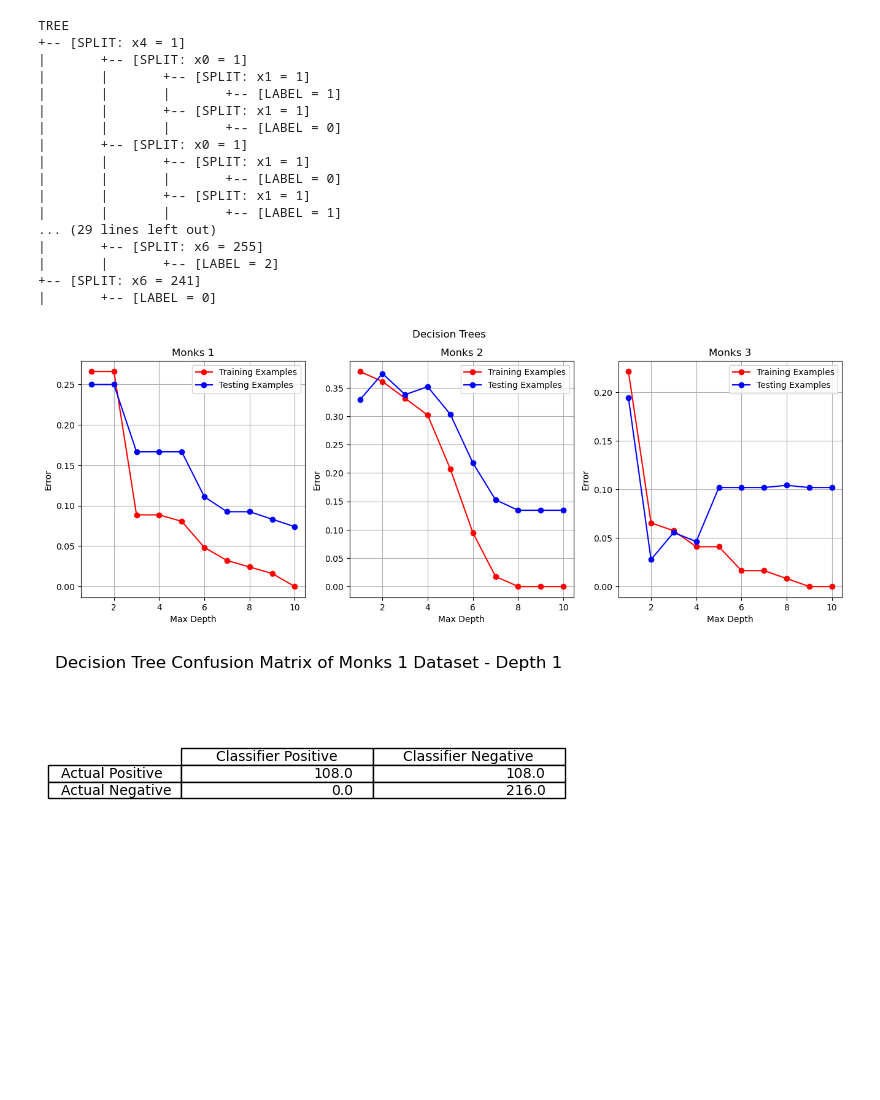
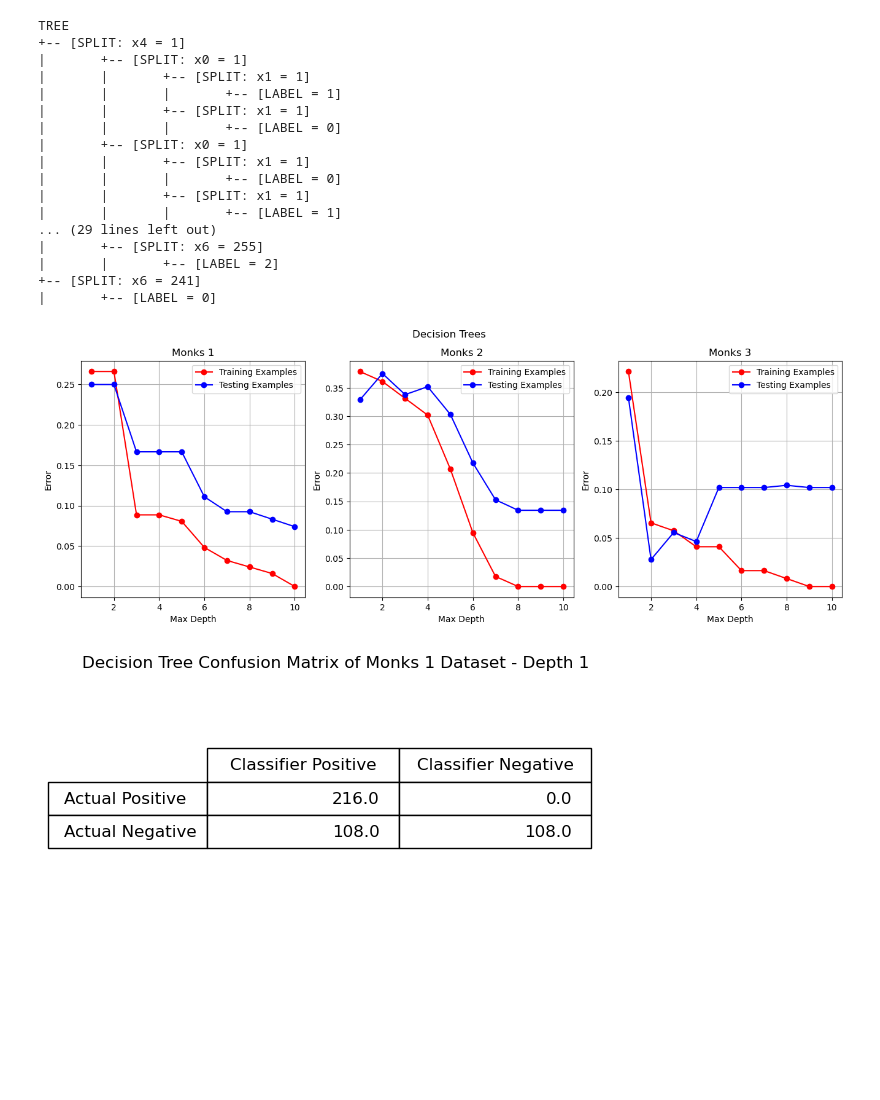
Before and after one commit to sai-abhishek123/CS6375_Machine_Learning, a Jupyter notebook: Programming Assignment 2/Decision_Trees_SXT210056_RXG200002.ipynb, the cells around one changed output. Saved outputs shown, nothing was run; the diff lists cells and outputs as text; code cells hidden in the pictures.

```diff
--- a/Programming Assignment 2/Decision_Trees_SXT210056_RXG200002.ipynb
+++ b/Programming Assignment 2/Decision_Trees_SXT210056_RXG200002.ipynb
@@ -216,6 +216,33 @@ def compute_error(y_true, y_pred):
     return np.sum(np.absolute(y_true - y_pred)) / len(y_true)
     # raise Exception('Function not yet implemented!')
 
+#It is for binary confusion matrix
+def confusion_matrix(y, y_pred, classes,fig,class_type):
+
+    if class_type == "Binary":
+      confusion_matrix = np.zeros((2, 2))
+      rows = ["Actual Positive", "Actual Negative"]
+      cols = ("Classifier Positive", "Classifier Negative")
+
+    else:
+      confusion_matrix = np.zeros((len(classes.tolist()),len(classes.tolist())))
+      rows = []
+      cols = []
+      for cl in classes.tolist():
+          rows.append("Actual " + str(cl))
+          cols.append("Predicted " + str(cl))
+
+
+    for i, j in zip(y, y_pred):
+        confusion_matrix[i][j] += 1
+    fig.subplots_adjust(left=0.3,top=0.8, wspace=2)
+    ax = plt.subplot2grid((1,1), (0,0), colspan=2, rowspan=2)
+    table = ax.table(cellText=confusion_matrix.tolist(),
+          rowLabels=rows,
+          colLabels=cols, loc="upper center")
+    table.set_fontsize(14)
+    table.scale(1, 2)
+    ax.axis("off")
 
 def visualize(tree, depth=0):
     """
@@ -240,44 +267,6 @@ def visualize(tree, depth=0):
         else:
             print('|\t' * (depth + 1), end='')
             print('+-- [LABEL = {0}]'.format(sub_trees))
-
-
-def confusion_matrix(y, y_pred, fig):
-    confusion_matrix = np.zeros((2, 2))
-    rows = ["Actual Positive", "Actual Negative"]
-    cols = ("Classifier Positive", "Classifier Negative")
-    for i, j in zip(y, y_pred):
-        confusion_matrix[i][j] += 1
-    temp = np.flip(confusion_matrix, 0)
-    confusion_matrix = np.flip(temp, 1)
-    fig.subplots_adjust(left=0.3,top=0.8, wspace=1)
-    ax = plt.subplot2grid((1,1), (0,0), colspan=2, rowspan=2)
-    ax.table(cellText=confusion_matrix.tolist(),
-          rowLabels=rows,
-          colLabels=cols, loc="upper center")
-    ax.axis("off")
-
-
-def confusion_matrix_multiclass(y, y_pred, classes, fig):
-
-    confusion_matrix = np.zeros((len(classes.tolist()),len(classes.tolist())))
-    rows = []
-    columns = []
-    for cl in classes.tolist():
-        rows.append("Actual " + str(cl))
-        columns.append("Predicted " + str(cl))
-
-
-    for i, j in zip(y, y_pred):
-        confusion_matrix[i][j] += 1
-    fig.subplots_adjust(left=0.3,top=0.8, wspace=2)
-    ax = plt.subplot2grid((1,1), (0,0), colspan=2, rowspan=2)
-    table = ax.table(cellText=confusion_matrix.tolist(),
-          rowLabels=rows,
-          colLabels=columns, loc="upper center")
-    table.set_fontsize(14)
-    table.scale(1, 2)
-    ax.axis("off")
 
 if __name__ == '__main__':
     # Load the training data
@@ -304,6 +293,7 @@ if __name__ == '__main__':
     PART A - Solution
     """
 
+    #Replace it with correct paths for your files
     training_list = ['./monks-1.train', './monks-2.train', './monks-3.train']
     testing_list = ['./monks-1.test', './monks-2.test', './monks-3.test']
 
@@ -372,7 +362,7 @@ if __name__ == '__main__':
 
     y_pred1 = [predict_example(x, d1_dtree) for x in Xtst]
     fig1 = plt.figure(2)
-    confusion_matrix( ytst, y_pred1, fig1)
+    confusion_matrix( ytst, y_pred1, "",fig1,"Binary")
     fig1.suptitle("Decision Tree Confusion Matrix of Monks 1 Dataset - Depth 1")
 
     # For Depth = 2
@@ -382,7 +372,7 @@ if __name__ == '__main__':
 
     y_pred2 = [predict_example(x, d2_dtree) for x in Xtst]
     fig2 = plt.figure(3)
-    confusion_matrix(ytst, y_pred2, fig2)
+    confusion_matrix(ytst, y_pred2, "",fig2,"Binary")
     fig2.suptitle("Decision Tree Confusion Matrix of Monks 1 Dataset - Depth 2")
 
     """
@@ -395,7 +385,7 @@ if __name__ == '__main__':
     y_pred_tst_sk = [dt_sk.predict(np.array(x).reshape(1, -1))[0] for x in Xtst]
 
     fig3 = plt.figure(4)
-    confusion_matrix(ytst, y_pred_tst_sk, fig3)
+    confusion_matrix(ytst, y_pred_tst_sk, "",fig3,"Binary")
     fig3.suptitle("Sklearn Decision Tree Confusion Matrix on Monks 1 Test Set")
 
     dot_data = tree.export_graphviz(dt_sk, out_file=None)
@@ -406,12 +396,13 @@ if __name__ == '__main__':
     Generating Weak Learners and applying scikit-learn on megaGymDataset.csv
     """
 
+    #Replace it with correct paths for your files
     file = open('./megaGymDataset.csv')
     data = []
 
     for line in file:
-        splits = line.split(',')
-        data.append(splits)
+        splitlst = line.split(',')
+        data.append(splitlst)
 
     X = np.zeros((len(data), len(data[0])))
     y = np.zeros((len(data), 1))
@@ -446,7 +437,8 @@ if __name__ == '__main__':
 
     y_pred1 = [predict_example(x, d1_dtree) for x in Xtst]
     fig1 = plt.figure(5)
-    confusion_matrix_multiclass( ytst, y_pred1, classes, fig1)
+    #confusion_matrix_multiclass( ytst, y_pred1, classes, fig1)
+    confusion_matrix( ytst, y_pred1, classes, fig1,"multi")
     fig1.suptitle(" Decision Tree Confusion Matrix of Gymset Dataset - Depth 1")
 
     # For Depth = 2
@@ -457,7 +449,8 @@ if __name__ == '__main__':
 
     y_pred2 = [predict_example(x, d2_dtree) for x in Xtst]
     fig2 = plt.figure(6)
-    confusion_matrix_multiclass(ytst, y_pred2, classes, fig2)
+    #confusion_matrix_multiclass(ytst, y_pred2, classes, fig2)
+    confusion_matrix(ytst, y_pred2, classes, fig2,"multi")
     fig2.suptitle("Decision Tree Confusion Matrix of Gymset Dataset - Depth 2 ")
 
     """
@@ -469,32 +462,33 @@ if __name__ == '__main__':
 
     y_pred_tst_sk = [dt_sk.predict(np.array(x).reshape(1, -1))[0] for x in Xtst]
 
     fig3 = plt.figure(7)
-    confusion_matrix_multiclass(ytst, y_pred_tst_sk, classes, fig3)
+    #confusion_matrix_multiclass(ytst, y_pred_tst_sk, classes, fig3)
+    confusion_matrix(ytst, y_pred_tst_sk, classes, fig3,"multi")
     fig3.suptitle("Sklearn Decision Tree Confusion Matrix on Gymset Test Set")
 
     dot_data = tree.export_graphviz(dt_sk, out_file=None)
     graph = graphviz.Source(dot_data)
     graph.render("Mega Gymset")
 
     plt.show()
 # %% [output]
 TREE
 +-- [SPLIT: x4 = 1]
 |       +-- [SPLIT: x0 = 1]
 |       |       +-- [SPLIT: x1 = 1]
 |       |       |       +-- [LABEL = 1]
 |       |       +-- [SPLIT: x1 = 1]
 |       |       |       +-- [LABEL = 0]
 |       +-- [SPLIT: x0 = 1]
 |       |       +-- [SPLIT: x1 = 1]
 |       |       |       +-- [LABEL = 0]
 |       |       +-- [SPLIT: x1 = 1]
 |       |       |       +-- [LABEL = 1]
 ... (29 lines left out)
 |       +-- [SPLIT: x6 = 255]
 |       |       +-- [LABEL = 2]
 +-- [SPLIT: x6 = 241]
 |       +-- [LABEL = 0]
 [figure]
-[figure, old version]
+[figure, new version]
```
Also changed, not shown: parts of 1 cell of this notebook, 4 other files.
